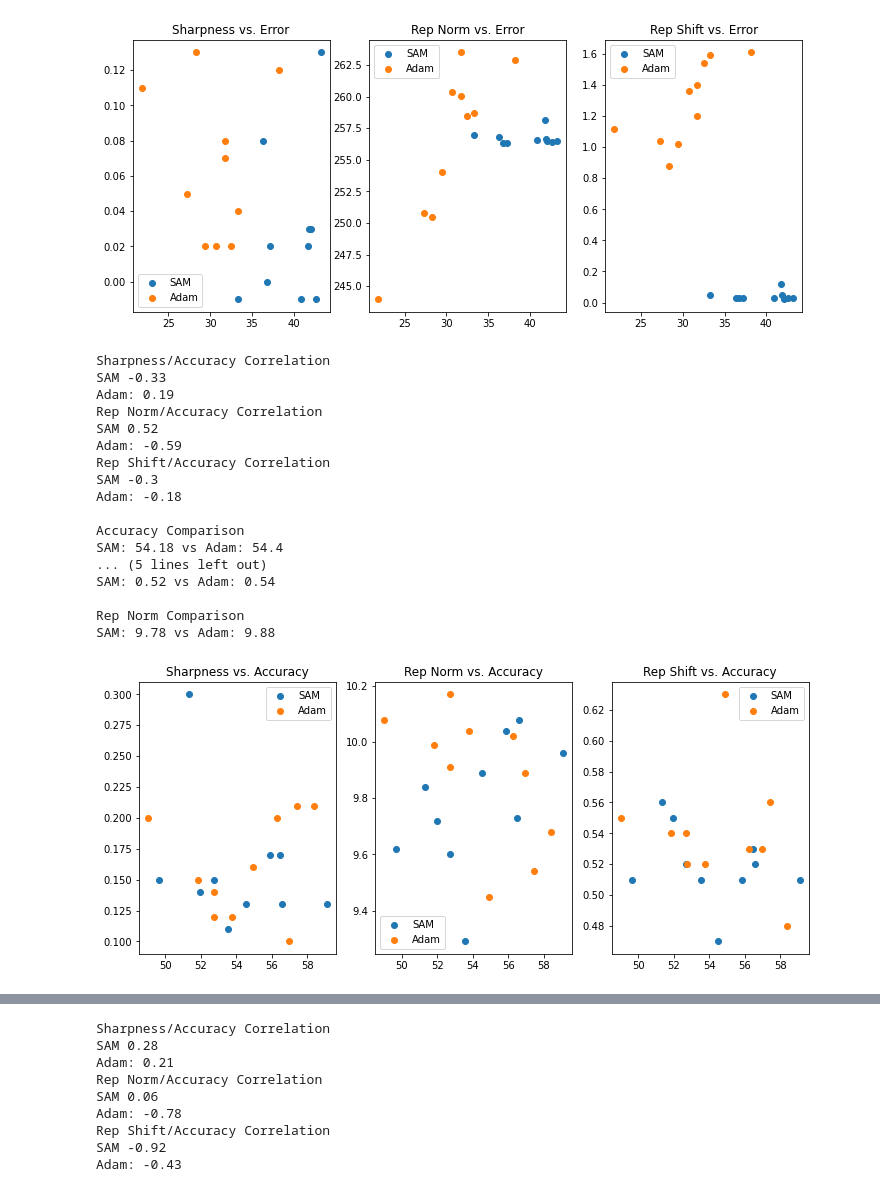
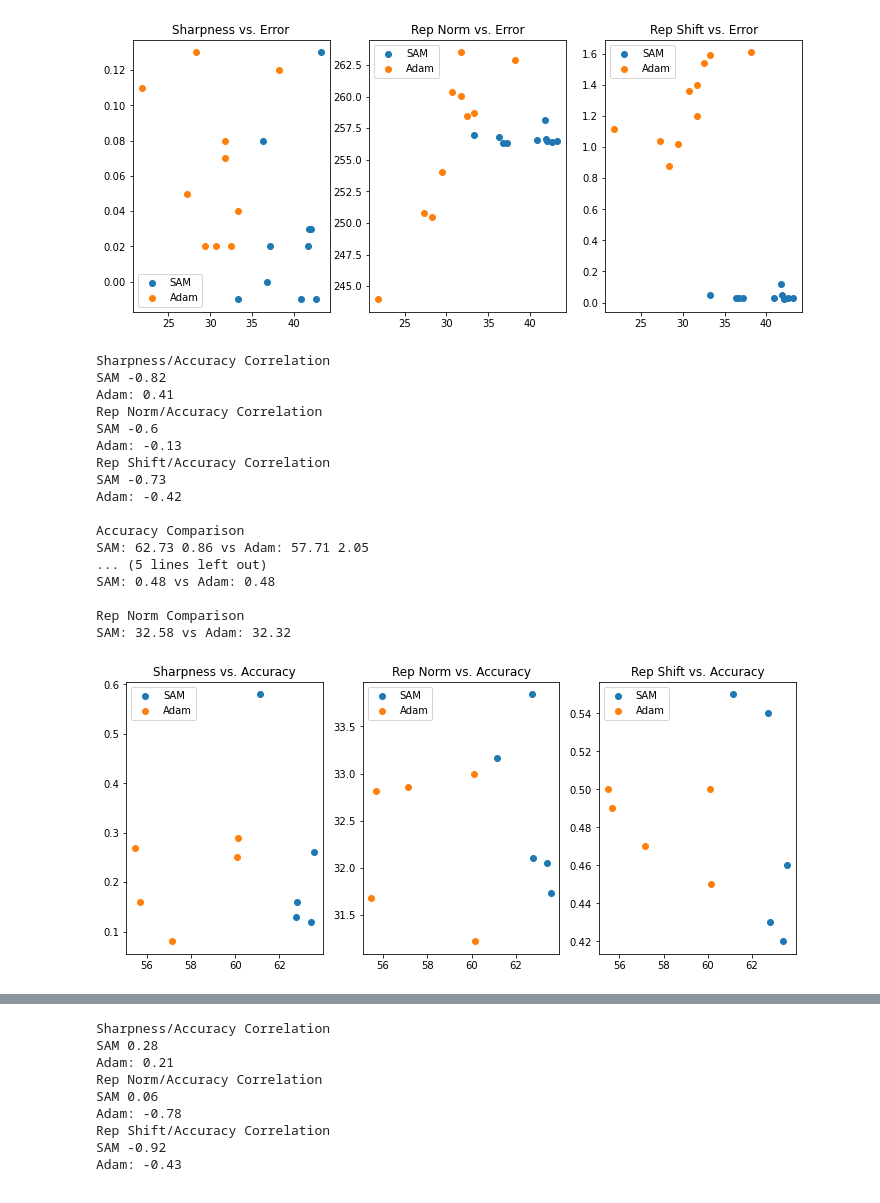
Before and after one commit to samjschapiro/GOAT, a Jupyter notebook: results.ipynb, the cells around one changed output, grey strips where cells are left out. Drawn from its saved outputs; the diff is of its cells as text; code cells hidden in the pictures.

```diff
--- a/results.ipynb
+++ b/results.ipynb
@@ -2,5 +5,5 @@
 import pandas as pd
 import matplotlib.pyplot as plt
 import numpy as np
-mnist_adam_005 = pd.read_csv('logs/mnist_adam_0.05.txt')
-mnist_sam_005 = pd.read_csv('logs/mnist_sam_0.05.txt')
+mnist_adam_005 = pd.read_csv('logs/mnist_adam_0.05_100ep.txt')
+mnist_sam_005 = pd.read_csv('logs/mnist_sam_0.05_100ep.txt')
@@ -334,45 +96,45 @@ print('SAM', round(mnist_sam_005.corr()[' st_acc_all'].loc[' st_sharp_all'], 2))
 print('Adam:', round(mnist_adam_005.corr()[' st_acc_all'].loc[' st_sharp_all'], 2))
 print('Rep Norm/Accuracy Correlation')
 print('SAM', round(mnist_sam_005.corr()[' st_acc_all'].loc[' rep_norm_all'], 2))
 print('Adam:', round(mnist_adam_005.corr()[' st_acc_all'].loc[' rep_norm_all'], 2))
 print('Rep Shift/Accuracy Correlation')
 print('SAM', round(mnist_sam_005.corr()[' st_acc_all'].loc[' st_rep_shift_all'], 2))
 print('Adam:', round(mnist_adam_005.corr()[' st_acc_all'].loc[' st_rep_shift_all'], 2), '\n')
 
 print('Accuracy Comparison')
-print('SAM:', round(np.mean(mnist_sam_005[' st_acc_all']), 2), 'vs', 'Adam:',
-      round(np.mean(mnist_adam_005[' st_acc_all']), 2), '\n')
+print('SAM:', round(np.mean(mnist_sam_005[' st_acc_all']), 2), round(np.std(mnist_sam_005[' st_acc_all']), 2), 'vs', 'Adam:',
+      round(np.mean(mnist_adam_005[' st_acc_all']), 2), round(np.std(mnist_adam_005[' st_acc_all']), 2), '\n')
 
 print('Sharpness Comparison')
 print('SAM:', round(np.mean(mnist_sam_005[' st_sharp_all']), 3), 'vs', 'Adam:',
       round(np.mean(mnist_adam_005[' st_sharp_all']), 3), '\n')
 
 print('Rep Shift Comparison')
 print('SAM:', round(np.mean(mnist_sam_005[' st_rep_shift_all']), 2), 'vs', 'Adam:',
       round(np.mean(mnist_adam_005[' st_rep_shift_all']), 2), '\n')
 
 print('Rep Norm Comparison')
 print('SAM:', round(np.mean(mnist_sam_005[' rep_norm_all']), 2), 'vs', 'Adam:',
       round(np.mean(mnist_adam_005[' rep_norm_all']), 2))
 # %% [output]
 Sharpness/Accuracy Correlation
-SAM -0.33
-Adam: 0.19
+SAM -0.82
+Adam: 0.41
 Rep Norm/Accuracy Correlation
-SAM 0.52
-Adam: -0.59
+SAM -0.6
+Adam: -0.13
 Rep Shift/Accuracy Correlation
-SAM -0.3
-Adam: -0.18
+SAM -0.73
+Adam: -0.42
 
 Accuracy Comparison
-SAM: 54.18 vs Adam: 54.4
+SAM: 62.73 0.86 vs Adam: 57.71 2.05
 ... (5 lines left out)
-SAM: 0.52 vs Adam: 0.54
+SAM: 0.48 vs Adam: 0.48
 
 Rep Norm Comparison
-SAM: 9.78 vs Adam: 9.88
+SAM: 32.58 vs Adam: 32.32
-[figure, old version]
+[figure, new version]
 # %%
 fig, axs = plt.subplots(nrows=1, ncols=3, figsize=(12,5))
 axs[0].set_title('Sharpness vs. Accuracy')
```
Also changed, not shown: parts of 17 cells of this notebook, 6 other files.
